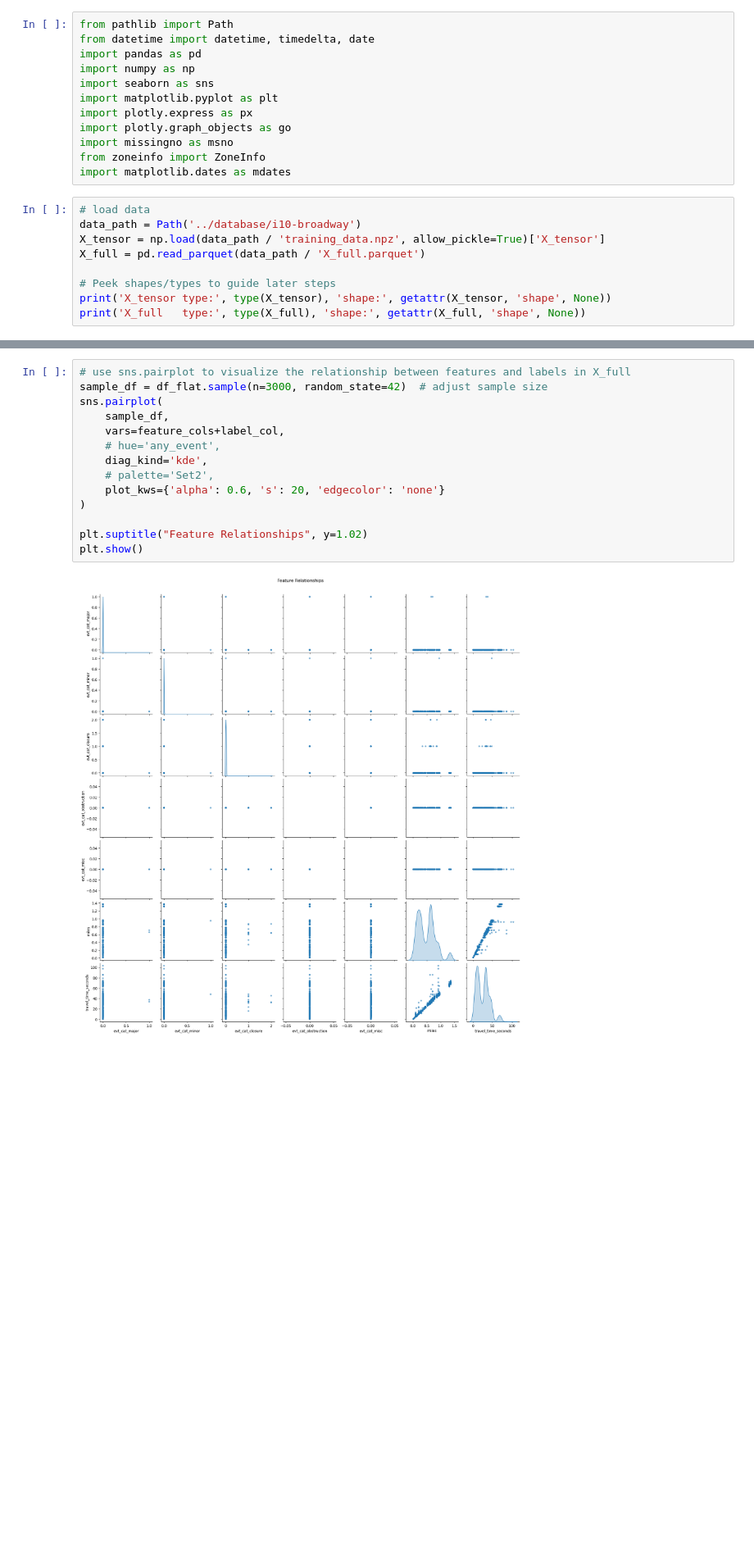
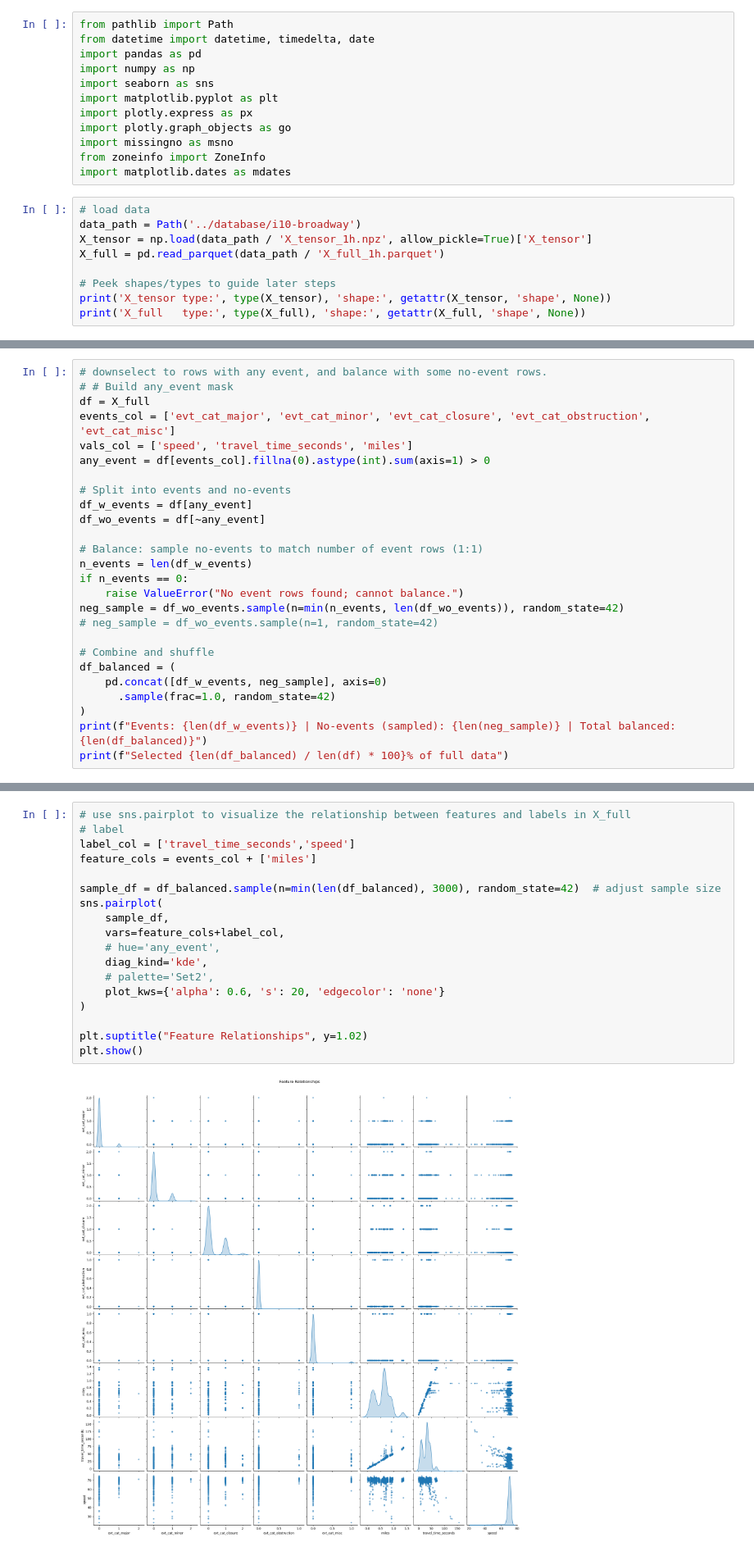
Before and after one commit to kdona/fall-2025-traffic-prediction, a Jupyter notebook: notebooks/i10_train.ipynb, the cells around one changed output, grey strips where cells are left out. Shown at 82% size. Drawn from its saved outputs; the diff is of its cells as text; blank space fills up the shorter version.

Commit message:
add training

```diff
--- a/notebooks/i10_train.ipynb
+++ b/notebooks/i10_train.ipynb
@@ -13,8 +13,8 @@ import matplotlib.dates as mdates
 # %%
 # load data
 data_path = Path('../database/i10-broadway')
-X_tensor = np.load(data_path / 'training_data.npz', allow_pickle=True)['X_tensor']
-X_full = pd.read_parquet(data_path / 'X_full.parquet')
+X_tensor = np.load(data_path / 'X_tensor_1h.npz', allow_pickle=True)['X_tensor']
+X_full = pd.read_parquet(data_path / 'X_full_1h.parquet')
 
 # Peek shapes/types to guide later steps
 print('X_tensor type:', type(X_tensor), 'shape:', getattr(X_tensor, 'shape', None))
@@ -53,0 +35,26 @@ Feature shape: (1431150, 6) | Label shape: (1431150, 1)
+# %%
+# downselect to rows with any event, and balance with some no-event rows.
+# # Build any_event mask
+df = X_full
+events_col = ['evt_cat_major', 'evt_cat_minor', 'evt_cat_closure', 'evt_cat_obstruction', 'evt_cat_misc']
+vals_col = ['speed', 'travel_time_seconds', 'miles']
+any_event = df[events_col].fillna(0).astype(int).sum(axis=1) > 0
+
+# Split into events and no-events
+df_w_events = df[any_event]
+df_wo_events = df[~any_event]
+
+# Balance: sample no-events to match number of event rows (1:1)
+n_events = len(df_w_events)
+if n_events == 0:
+    raise ValueError("No event rows found; cannot balance.")
+neg_sample = df_wo_events.sample(n=min(n_events, len(df_wo_events)), random_state=42)
+# neg_sample = df_wo_events.sample(n=1, random_state=42)
+
+# Combine and shuffle
+df_balanced = (
+    pd.concat([df_w_events, neg_sample], axis=0)
+      .sample(frac=1.0, random_state=42)
+)
+print(f"Events: {len(df_w_events)} | No-events (sampled): {len(neg_sample)} | Total balanced: {len(df_balanced)}")
+print(f"Selected {len(df_balanced) / len(df) * 100}% of full data")
@@ -54,16 +99,20 @@ Feature shape: (1431150, 6) | Label shape: (1431150, 1)
 # %%
 # use sns.pairplot to visualize the relationship between features and labels in X_full
-sample_df = df_flat.sample(n=3000, random_state=42)  # adjust sample size
+# label
+label_col = ['travel_time_seconds','speed']
+feature_cols = events_col + ['miles']
+
+sample_df = df_balanced.sample(n=min(len(df_balanced), 3000), random_state=42)  # adjust sample size
 sns.pairplot(
     sample_df,
     vars=feature_cols+label_col,
     # hue='any_event',
     diag_kind='kde',
     # palette='Set2',
     plot_kws={'alpha': 0.6, 's': 20, 'edgecolor': 'none'}
 )
 
 plt.suptitle("Feature Relationships", y=1.02)
 plt.show()
 # %% [output]
-[figure, old version]
+[figure, new version]
```
Also changed, not shown: parts of 11 cells of this notebook, 9 other files.
